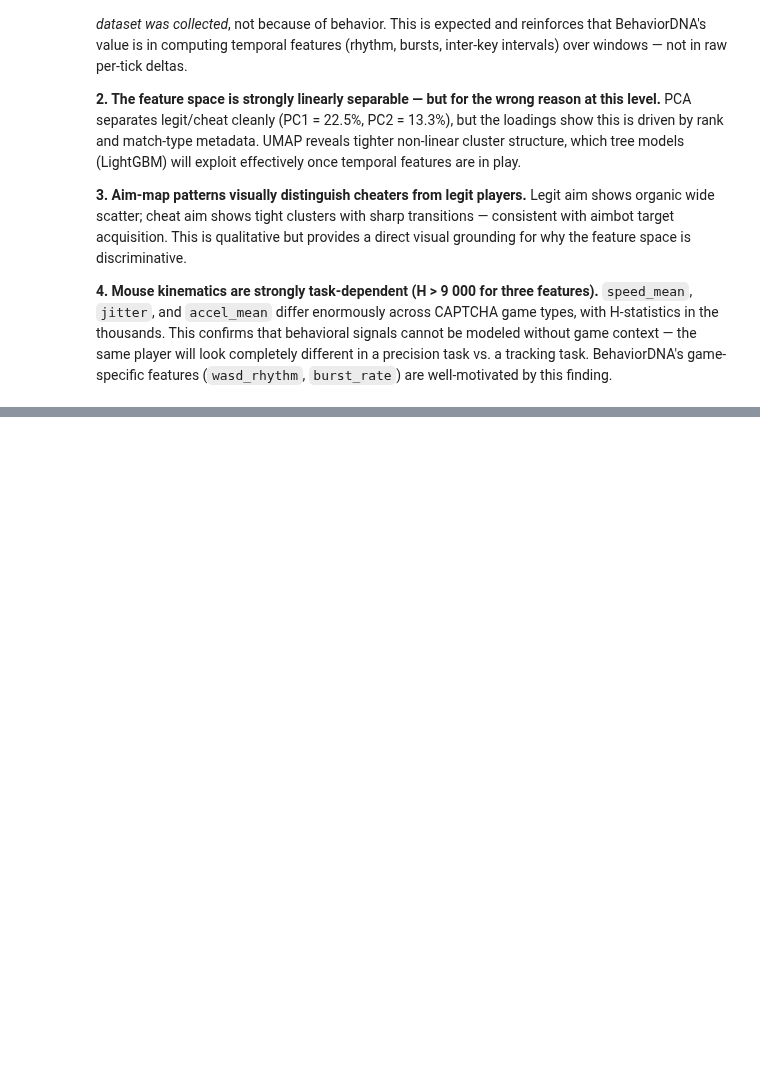
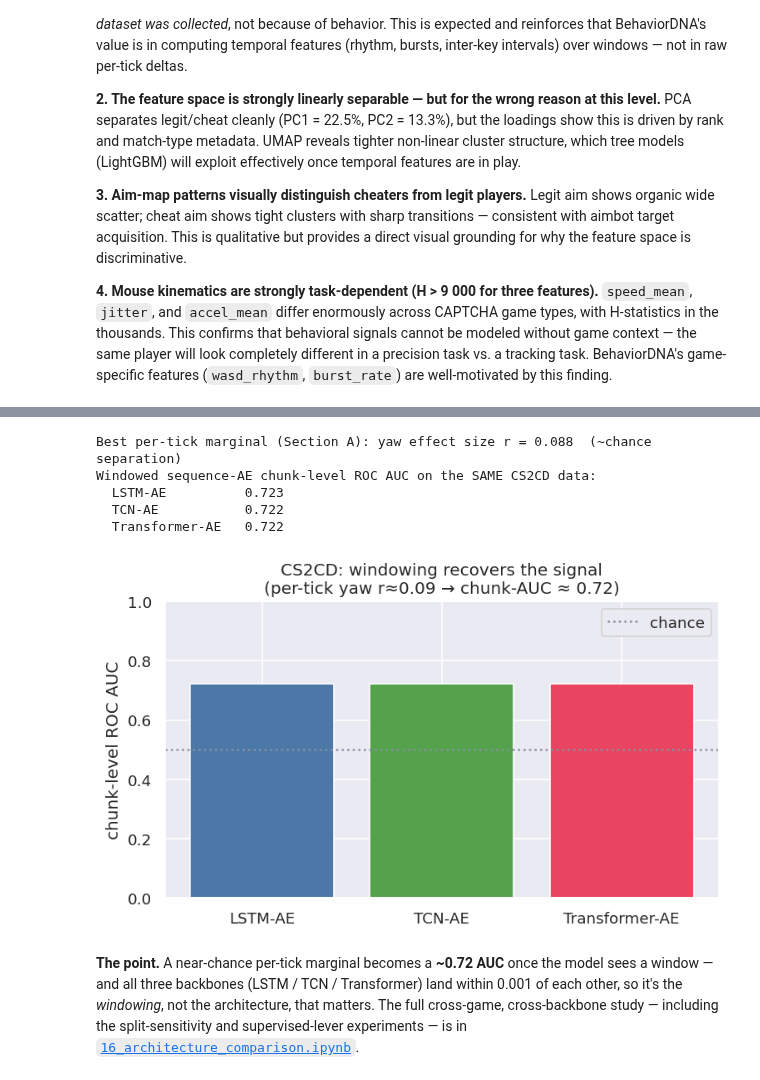
Before and after one commit to Lo1s/behaviorDNA, a Jupyter notebook: notebooks/07_behavioral_differentiation.ipynb, the cells around one changed output, grey strips where cells are left out. Saved outputs shown, nothing was run; the diff lists cells and outputs as text; code cells hidden in the pictures; blank space fills up the shorter version.

```diff
--- a/notebooks/07_behavioral_differentiation.ipynb
+++ b/notebooks/07_behavioral_differentiation.ipynb
@@ -607,0 +677,48 @@ Legit aim shows organic wide scatter; cheat aim shows tight clusters with sharp
+# %%
+import json
+from pathlib import Path
+
+ROOT = Path().resolve().parent
+cs2cd = json.load(open(ROOT / "reports" / "architecture_comparison_cs2cd.json"))
+
+# the best per-tick marginal from Section A (falls back to the reported value)
+try:
+    yaw_r = float(mw.loc[mw["feature"] == "yaw", "effect_size"].iloc[0])
+except Exception:
+    yaw_r = 0.088
+
+import matplotlib.pyplot as plt
+
+names = list(cs2cd)
+aucs = [cs2cd[n]["chunk_auc"] for n in names]
+print(
+    f"Best per-tick marginal (Section A): yaw effect size r = {yaw_r:.3f}  (~chance separation)"
+)
+print("Windowed sequence-AE chunk-level ROC AUC on the SAME CS2CD data:")
+for n in names:
+    print(f"  {n:16s} {cs2cd[n]['chunk_auc']:.3f}")
+
+fig, ax = plt.subplots(figsize=(6.5, 4))
+ax.bar(names, aucs, color=["#4c78a8", "#54a24b", "#e94560"])
+ax.axhline(0.5, ls=":", c="#8892a4", label="chance")
+ax.set_ylim(0, 1)
+ax.set_ylabel("chunk-level ROC AUC")
+ax.set_title(
+    "CS2CD: windowing recovers the signal\n(per-tick yaw r≈0.09 → chunk-AUC ≈ 0.72)"
+)
+ax.legend()
+plt.tight_layout()
+plt.show()
+# %% [output]
+Best per-tick marginal (Section A): yaw effect size r = 0.088  (~chance separation)
+Windowed sequence-AE chunk-level ROC AUC on the SAME CS2CD data:
+  LSTM-AE          0.723
+  TCN-AE           0.722
+  Transformer-AE   0.722
+[figure, added]
+# %% [markdown]
+**The point.** A near-chance per-tick marginal becomes a **~0.72 AUC** once the model sees a window
+— and all three backbones (LSTM / TCN / Transformer) land within 0.001 of each other, so it's the
+*windowing*, not the architecture, that matters. The full cross-game, cross-backbone study —
+including the split-sensitivity and supervised-lever experiments — is in
+[`16_architecture_comparison.ipynb`](16_architecture_comparison.ipynb).
```
Also changed, not shown: parts of 11 cells of this notebook, 5 other files.
